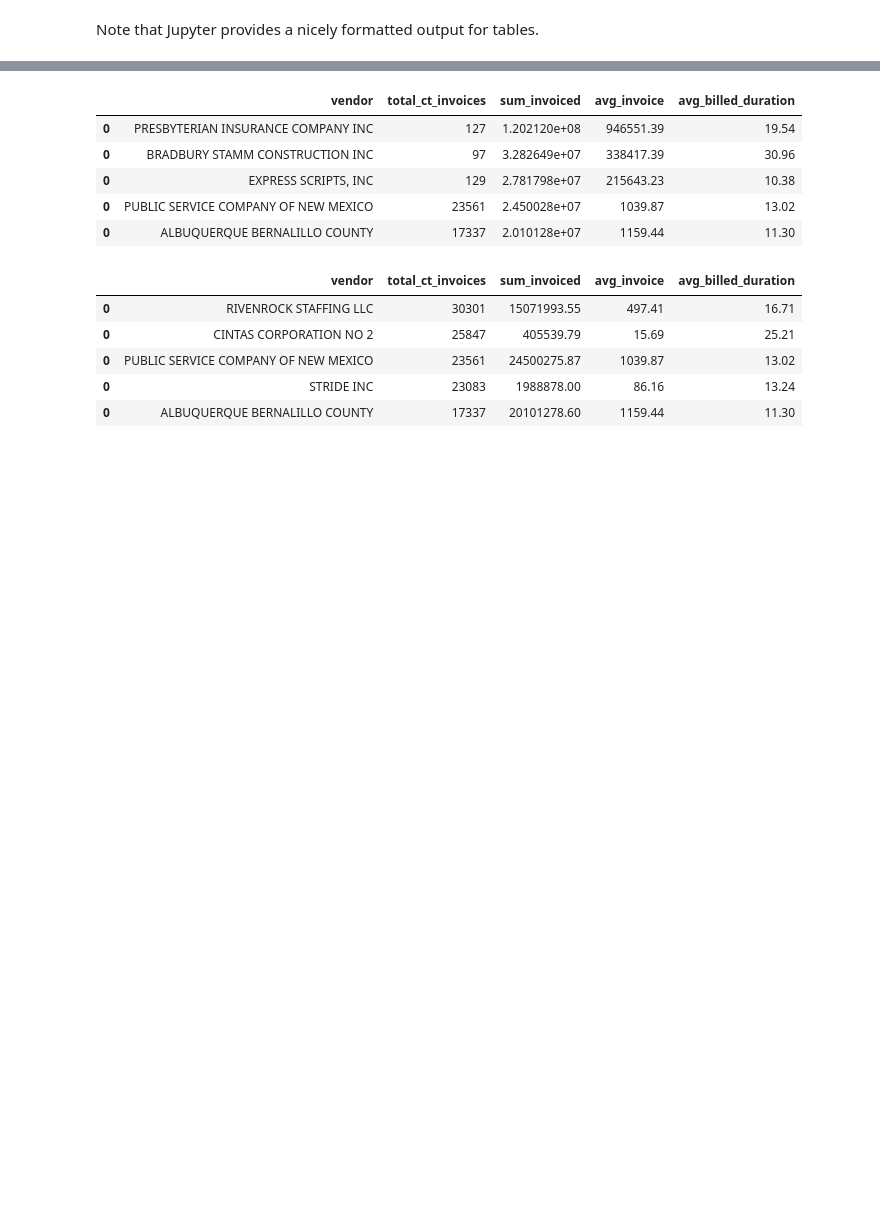
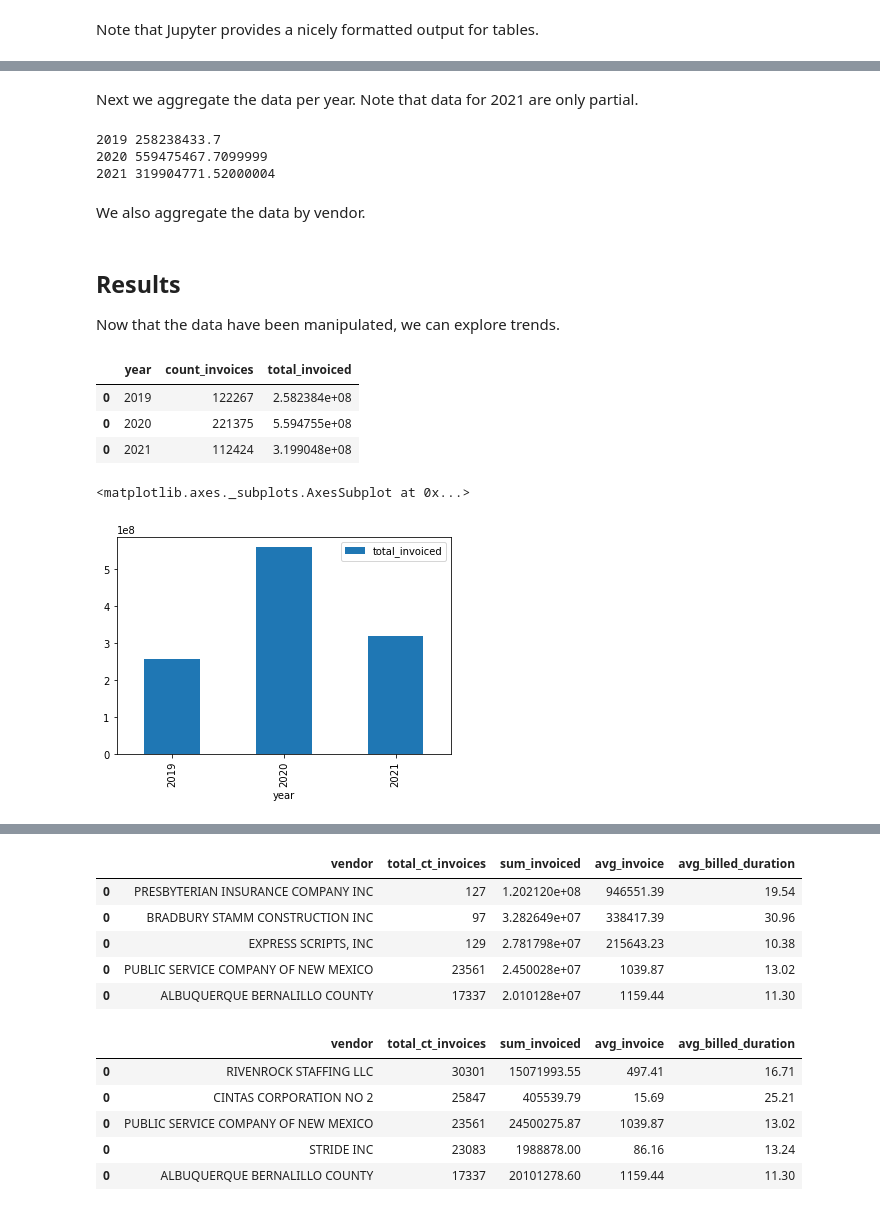
Before and after one commit to unmrds/cc-reproducibility-communication, a Jupyter notebook: 03-Jupyter-demo.ipynb, the cells around one changed output, grey strips where cells are left out. Drawn from its saved outputs; the diff is of its cells as text; code cells hidden in the pictures; blank space fills up the shorter version.

```diff
--- a/03-Jupyter-demo.ipynb
+++ b/03-Jupyter-demo.ipynb
@@ -159,0 +163,7 @@ ckbk.plot(x = "billed_duration", y = "INVOICE AMOUNT")
+# %%
+ckbk = ckbk.astype({"invoice_year": "object", "invoice_month": "object",
+                    "payment_year": "object", "payment_month": "object",
+                   "PAYMENT REFERENCE NUMBER": "object", "INVOICE NUMBER": "object"})
+
+# Note that describe() only includes numeric types by default
+ckbk.describe()
@@ -160 +180,21 @@ ckbk.plot(x = "billed_duration", y = "INVOICE AMOUNT")
+# %% [markdown]
+Next we aggregate the data per year. Note that data for 2021 are only partial.
+# %%
+# Group the data by year
+# Quick comparison of spending
+
+by_year = ckbk.groupby("invoice_year")
+yr_sums = pd.DataFrame(columns=["year", "count_invoices", "total_invoiced"])
+for name, group in by_year:
+    print(name, group["INVOICE AMOUNT"].sum())
+    ct_invoices = len(group)
+    total_invoices = group["INVOICE AMOUNT"].sum()
+    yr_sums = yr_sums.append(pd.DataFrame([[name, ct_invoices, total_invoices]],
+                                          columns=["year", "count_invoices", "total_invoiced"]))
+# %% [output]
+2019 258238433.7
+2020 559475467.7099999
+2021 319904771.52000004
+# %% [markdown]
+We also aggregate the data by vendor.
 # %%
@@ -172,3 +213,22 @@ for name, group in per_vendor:
     avg_ttp = round(sum_ttp / ct_inv, 2)
     pv = pv.append(pd.DataFrame([[name, ct_inv, sum_inv, avg_inv, avg_ttp]],
                                 columns=cols))
+# %% [markdown]
+## Results
+
+Now that the data have been manipulated, we can explore trends.
+# %%
+# Output data frame "yr_sums" as a simple table
+yr_sums
+# %% [output]
+|  | year | count_invoices | total_invoiced |
+| 0 | 2019 | 122267 | 2.582384e+08 |
+| 0 | 2020 | 221375 | 5.594755e+08 |
+| 0 | 2021 | 112424 | 3.199048e+08 |
+# %%
+# Plot total invoiced per year
+
+yr_sums.plot.bar(x = "year", y = "total_invoiced")
+# %% [output]
+<matplotlib.axes._subplots.AxesSubplot at 0x...>
+[figure, added]
```
Also changed, not shown: parts of 10 cells of this notebook.
